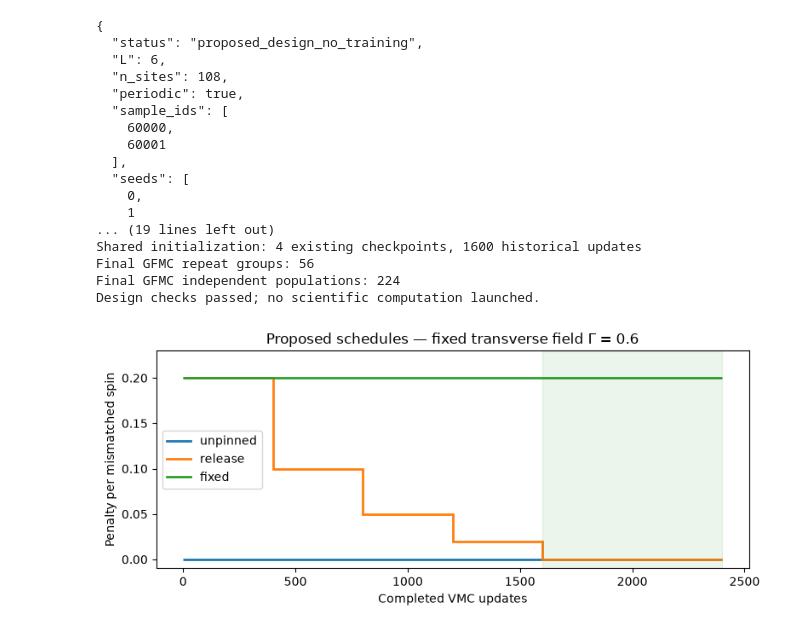
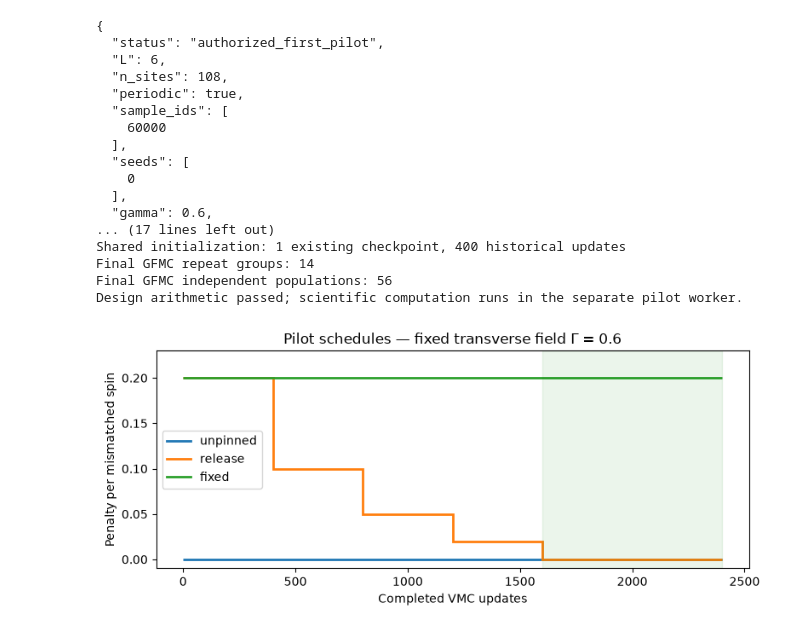
Before and after one commit to coolgas/spin-glass, a Jupyter notebook: notebook/auxiliary_field_vmc.ipynb, the cells around one changed output. Drawn from its saved outputs; the diff is of its cells as text; code cells hidden in the pictures.

Commit message:
Measure L6 auxiliary pin-and-release VMC pilot with audited diagnostics

```diff
--- a/notebook/auxiliary_field_vmc.ipynb
+++ b/notebook/auxiliary_field_vmc.ipynb
@@ -161,8 +180,8 @@ import json
 import matplotlib.pyplot as plt
 
 config = dict(
-    status="proposed_design_no_training", L=6, n_sites=108, periodic=True,
-    sample_ids=[60000, 60001], seeds=[0, 1], gamma=0.6, h=0.15,
+    status="authorized_first_pilot", L=6, n_sites=108, periodic=True,
+    sample_ids=[60000], seeds=[0], gamma=0.6, h=0.15,
     references_per_disorder=3, classical_restarts=128,
     energy_window_per_site=0.02, minimum_reference_distance=11,
     updates_per_branch=2400, shared_initialization_updates=400,
@@ -183,48 +202,48 @@ for stages in schedules.values():
     assert sum(updates for updates, epsilon in stages) == 2400
 assert sum(n for n, e in schedules["release"] if e == 0) == 800
 assert schedules["release"][-1][1] == 0
-assert len(contexts) == 28
+assert len(contexts) == 7
 print(json.dumps(config, indent=2))
 print("Training branches:", len(contexts))
 print("Comparison updates:", len(contexts) * config["updates_per_branch"])
-print("Shared initialization: 4 existing checkpoints, 1600 historical updates")
+print("Shared initialization: 1 existing checkpoint, 400 historical updates")
 print("Final GFMC repeat groups:", len(contexts) * config["projection_repeats"])
 print("Final GFMC independent populations:", len(contexts) * config["projection_repeats"] * config["projection_islands"])
-print("Design checks passed; no scientific computation launched.")
+print("Design arithmetic passed; scientific computation runs in the separate pilot worker.")
 # %% [output]
 {
-  "status": "proposed_design_no_training",
+  "status": "authorized_first_pilot",
   "L": 6,
   "n_sites": 108,
   "periodic": true,
   "sample_ids": [
-    60000,
-    60001
+    60000
   ],
   "seeds": [
-    0,
-    1
-... (19 lines left out)
-Shared initialization: 4 existing checkpoints, 1600 historical updates
-Final GFMC repeat groups: 56
-Final GFMC independent populations: 224
-Design checks passed; no scientific computation launched.
+    0
+  ],
+  "gamma": 0.6,
+... (17 lines left out)
+Shared initialization: 1 existing checkpoint, 400 historical updates
+Final GFMC repeat groups: 14
+Final GFMC independent populations: 56
+Design arithmetic passed; scientific computation runs in the separate pilot worker.
 # %%
 fig, ax = plt.subplots(figsize=(8, 3.5))
 for arm, stages in schedules.items():
     edges = [0]
     for updates, epsilon in stages:
         edges.append(edges[-1] + updates)
     ax.stairs([epsilon for updates, epsilon in stages], edges, label=arm,
               baseline=None, linewidth=2)
 ax.axvspan(1600, 2400, color="green", alpha=0.08)
 ax.set(xlabel="Completed VMC updates", ylabel="Penalty per mismatched spin",
-       title="Proposed schedules — fixed transverse field Γ = 0.6", ylim=(-0.01, 0.23))
+        title="Pilot schedules — fixed transverse field Γ = 0.6", ylim=(-0.01, 0.23))
 ax.legend()
 fig.tight_layout()
 plt.show()
 # %% [output]
-[figure, old version]
+[figure, new version]
 # %% [markdown]
 ## Frozen-guide diagnostics and target-Hamiltonian projection
 
```
Also changed, not shown: parts of 5 cells of this notebook, 20 other files.
